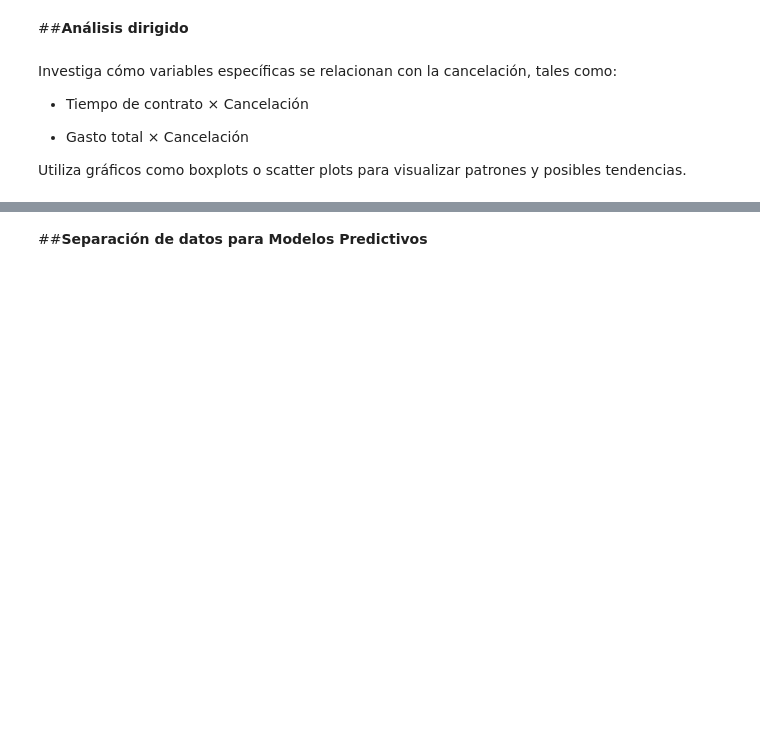
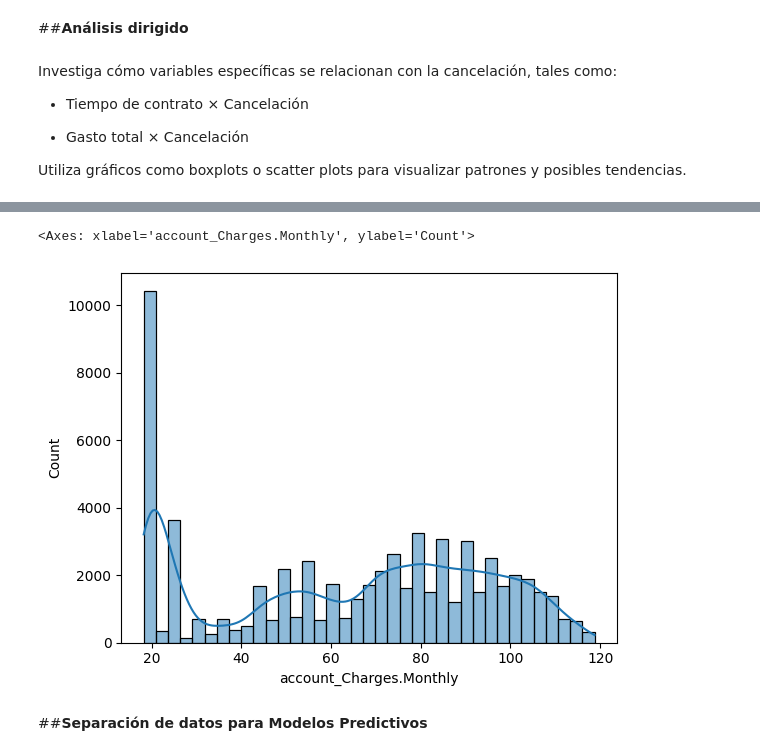
Before and after one commit to Nore-gibhub/Challenge3_TelecomX_part2, a Jupyter notebook: challenge3.ipynb, the cells around one changed output, grey strips where cells are left out. Cells and saved outputs as stored; diff of their text form; code cells hidden in the pictures; blank space fills up the shorter version.

```diff
--- a/challenge3.ipynb
+++ b/challenge3.ipynb
@@ -265,3 +294,8 @@ Utiliza gráficos como boxplots o scatter plots para visualizar patrones y posib
+# %%
+sns.histplot(data=df_datos,x='account_Charges.Monthly',kde=True)
+# %% [output]
+<Axes: xlabel='account_Charges.Monthly', ylabel='Count'>
+[figure, added]
 # %% [markdown]
 ##**Separación de datos para Modelos Predictivos**
 # %% [markdown]
```
Also changed, not shown: parts of 2 cells of this notebook.
